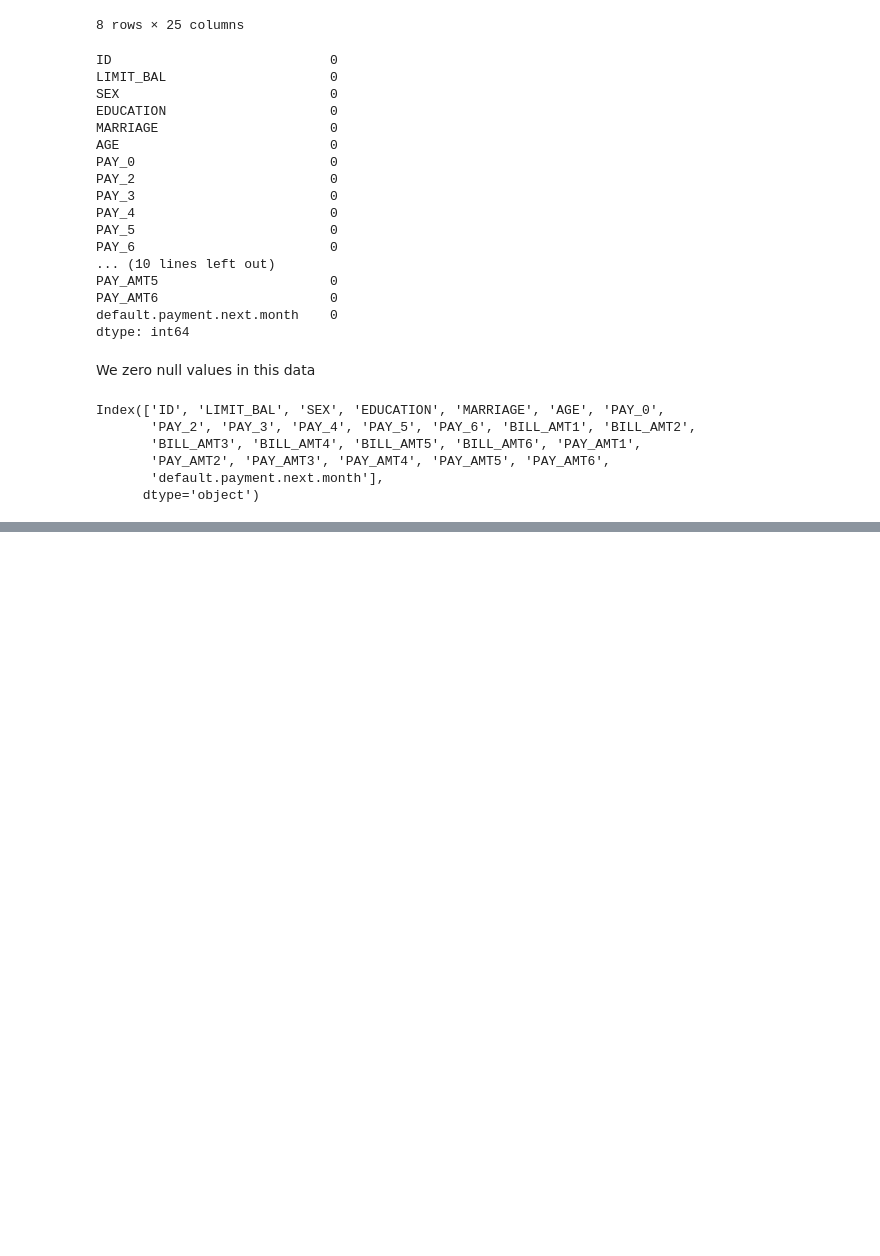
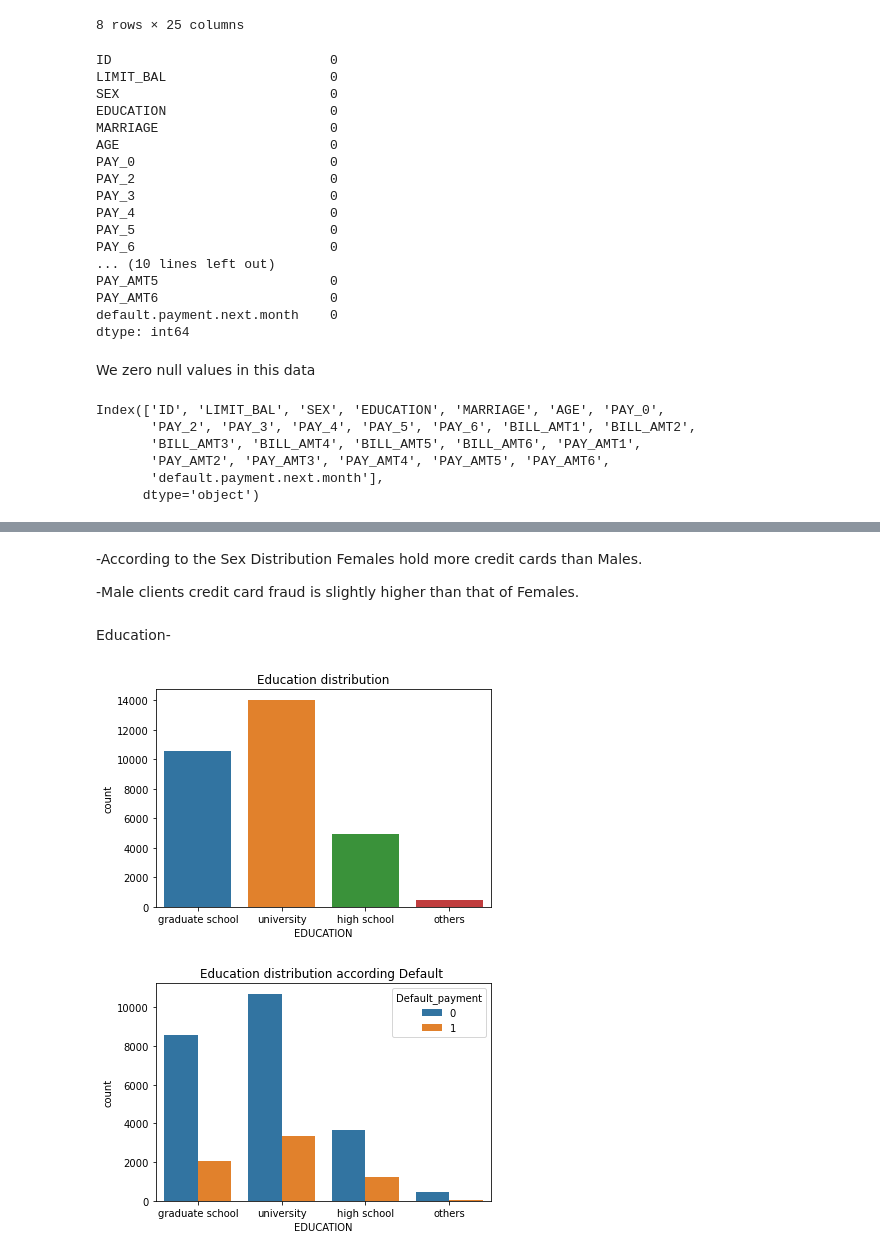
Before and after one commit to Meghana0804/Credit-Card-Default-Prediction, a Jupyter notebook: Default of Credit Card Clients Dataset.ipynb, the cells around one changed output, grey strips where cells are left out. Drawn from its saved outputs; the diff is of its cells as text; code cells hidden in the pictures; blank space fills up the shorter version.

```diff
--- a/Default of Credit Card Clients Dataset.ipynb
+++ b/Default of Credit Card Clients Dataset.ipynb
@@ -168,0 +169,19 @@ plt.show()
+# %% [markdown]
+-According to the Sex Distribution Females hold more credit cards than Males.
+
+-Male clients credit card fraud is slightly higher than that of Females.
+# %% [markdown]
+Education-
+# %%
+ax=sns.countplot(x= df['EDUCATION'])
+plt.xticks([0,1,2,3], labels=["graduate school", "university",'high school','others'])
+plt.title("Education distribution")
+plt.show()
+
+ax=sns.countplot(data=df, x="EDUCATION", hue="Default_payment")
+plt.xticks([0,1,2,3], labels=["graduate school", "university",'high school','others'])
+plt.title("Education distribution according Default ")
+plt.show()
+# %% [output]
+[figure, added]
+[figure, added]
```
Also changed, not shown: parts of 45 cells of this notebook.
